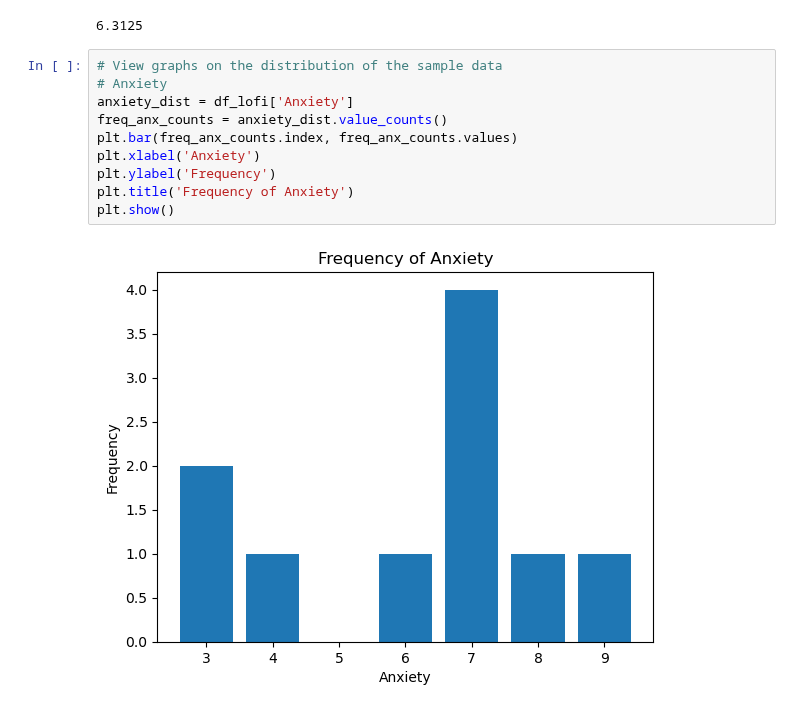
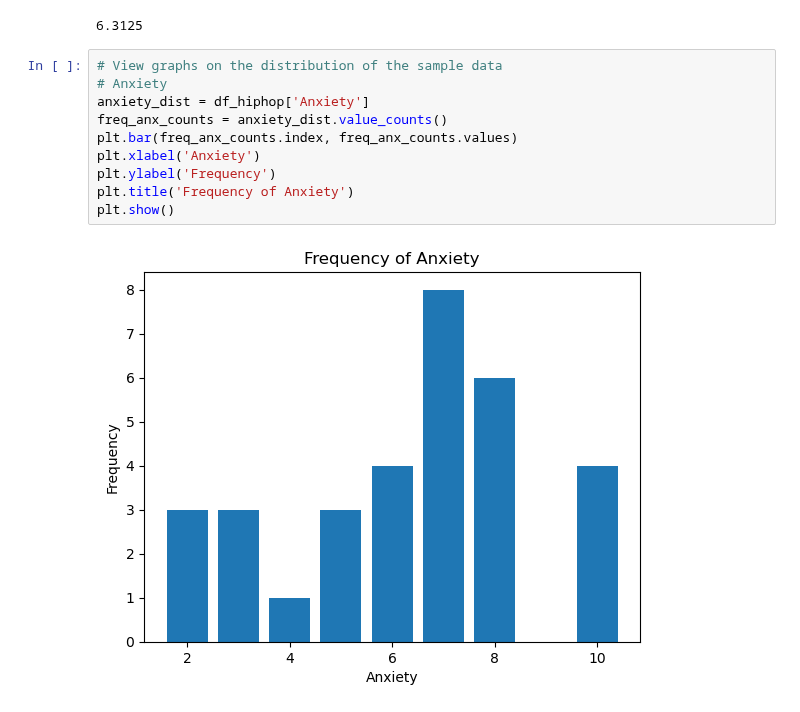
Before and after one commit to jdanielle12/project1, a Jupyter notebook: music_and_mental_health.ipynb, the cells around one changed output. Saved outputs shown, nothing was run; the diff lists cells and outputs as text.

Commit message:
adding frequency of anxiety to the following data frames: lofi, hip hop, anxiety

```diff
--- a/music_and_mental_health.ipynb
+++ b/music_and_mental_health.ipynb
@@ -143,12 +167,12 @@ print(average_anxiety)
 # %%
 # View graphs on the distribution of the sample data
 # Anxiety
-anxiety_dist = df_lofi['Anxiety']
+anxiety_dist = df_hiphop['Anxiety']
 freq_anx_counts = anxiety_dist.value_counts()
 plt.bar(freq_anx_counts.index, freq_anx_counts.values)
 plt.xlabel('Anxiety')
 plt.ylabel('Frequency')
 plt.title('Frequency of Anxiety')
 plt.show()
 # %% [output]
-[figure, old version]
+[figure, new version]
```
Also changed, not shown: parts of 2 cells of this notebook.
